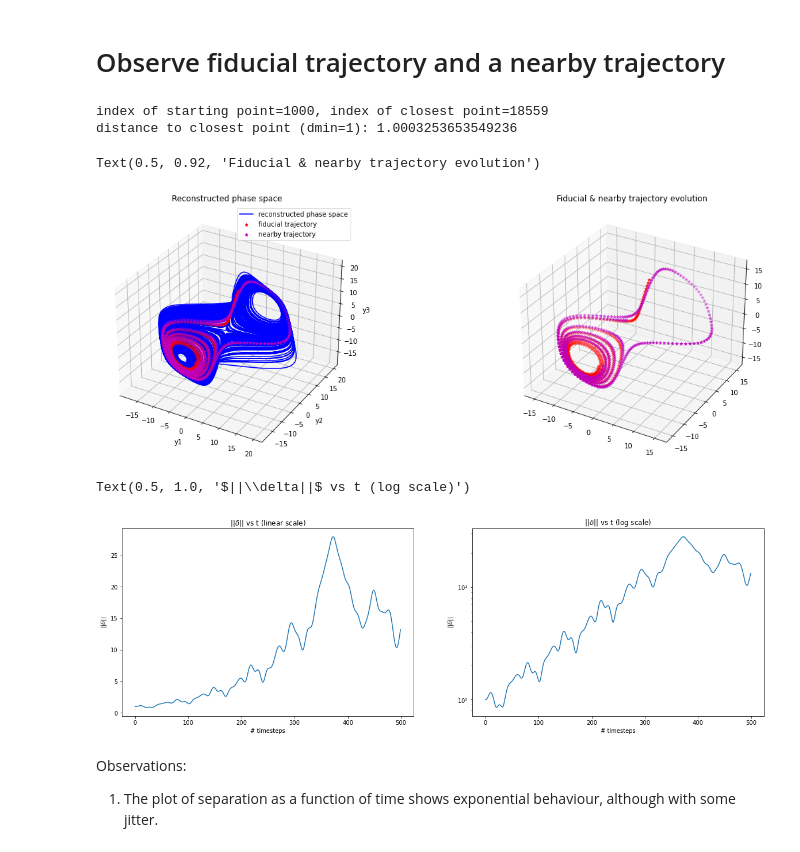
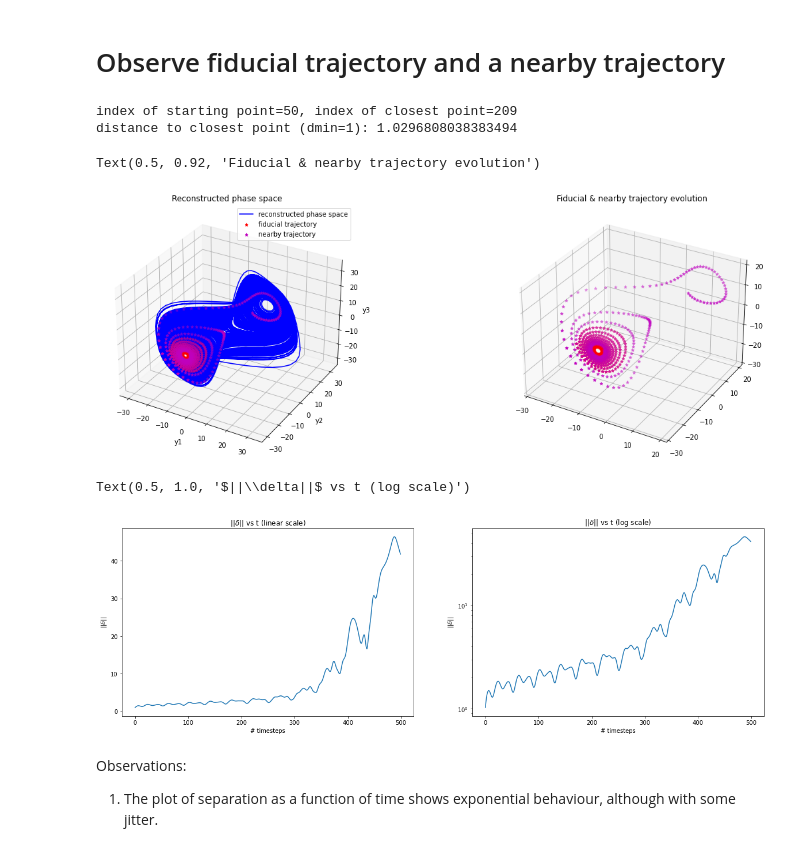
Before and after one commit to Divyansh-pro/Nonlinear-dynamics, a Jupyter notebook: lyapunov_exp_lorenz.ipynb, the cells around one changed output. Drawn from its saved outputs; the diff is of its cells as text; code cells hidden in the pictures.

```diff
--- a/lyapunov_exp_lorenz.ipynb
+++ b/lyapunov_exp_lorenz.ipynb
@@ -15,7 +15,7 @@ from functions import *
 # %% [markdown]
 # Define ODEs of the system
 # %%
-def xdot(x, t, sigma=10, r=28, b=8/3):
+def xdot(x, t, sigma=16, r=45.92, b=4):
     """
     x is 3D
     Here, dynamical system describing the lorenz attractor is defined
@@ -35,0 +40,3 @@ tend = 200 #final time
+# %%
+tau = 8 # delay
+m = 3 # dimension of reconstructed phase space
@@ -35,0 +47,3 @@ tend = 200 #final time
+# %%
+fidloc_visualize = 50 #starting location
+numsteps_visualize = 500 #number of time steps
@@ -61,6 +80,3 @@ New delayed coordinates: $ (y_1(t), y_1(t+\tau), y_1(t+2\tau), ..., y_1(t+(m-1)\
-# %%
-tau = 15 # delay
-m = 3 # dimension of reconstructed phase space
 # %%
 y1_t = y_t[:,0] #observations
 yd = reconstructed_phase_space(y1_t, tau, m)
@@ -109,37 +110,35 @@ numsteps = 500 #number of time steps
 # %%
-
-clos = closest_point(fidloc, yd, dmin=1)
-print(f"index of starting point={fidloc}, index of closest point={clos}")
-print(f"distance to closest point (dmin=1): {np.linalg.norm(yd[fidloc,:]-yd[clos,:])}")
+clos = closest_point(fidloc_visualize, yd, dmin=1)
+print(f"index of starting point={fidloc_visualize}, index of closest point={clos}")
+print(f"distance to closest point (dmin=1): {np.linalg.norm(yd[fidloc_visualize,:]-yd[clos,:])}")
 
 
 fig = plt.figure(figsize=(20,7))
 ax = fig.add_subplot(1, 2, 1, projection='3d')
 
-clos_pair = np.concatenate((np.expand_dims(yd[fidloc:fidloc+numsteps,:], axis=2), np.expand_dims(yd[clos:clos+numsteps,:], axis=2)), axis=2)
+clos_pair = np.concatenate((np.expand_dims(yd[fidloc_visualize:fidloc_visualize+numsteps_visualize,:], axis=2), np.expand_dims(yd[clos:clos+numsteps_visualize,:], axis=2)), axis=2)
 
 ax.scatter(clos_pair[:,0,0], clos_pair[:,1,0], clos_pair[:,2,0], marker='*', color=['r'])
 ax.scatter(clos_pair[:,0,1], clos_pair[:,1,1], clos_pair[:,2,1], marker='*', color=['m'])
 
 ax.plot(yd[:,0],yd[:,1],yd[:,2], color = "blue")
 ax.set_title("Reconstructed phase space")
 ax.set_xlabel('y1')
 ax.set_ylabel('y2')
 ax.set_zlabel('y3')
 ax.legend(['reconstructed phase space', 'fiducial trajectory', 'nearby trajectory'])
 
 ax2 = fig.add_subplot(1, 2, 2, projection='3d')
 ax2.scatter(clos_pair[:,0,0], clos_pair[:,1,0], clos_pair[:,2,0], marker='*', color=['r'])
 ax2.scatter(clos_pair[:,0,1], clos_pair[:,1,1], clos_pair[:,2,1], marker='*', color=['m'])
 ax2.set_title("Fiducial & nearby trajectory evolution")
 # %% [output]
-index of starting point=1000, index of closest point=18559
-distance to closest point (dmin=1): 1.0003253653549236
+index of starting point=50, index of closest point=209
+distance to closest point (dmin=1): 1.0296808038383494
 Text(0.5, 0.92, 'Fiducial & nearby trajectory evolution')
-[figure, old version]
+[figure, new version]
 # %%
-
-lengths = np.linalg.norm(yd[fidloc:fidloc+numsteps,:]-yd[clos:clos+numsteps,:], axis=1)
+lengths = np.linalg.norm(yd[fidloc_visualize:fidloc_visualize+numsteps_visualize,:]-yd[clos:clos+numsteps_visualize,:], axis=1)
 fig, ax = plt.subplots(1, 2, figsize=(20,6))
 ax[0].plot(lengths)
 # plt.yscale('log')
@@ -155,7 +154,7 @@ ax[1].set_ylabel(r'$||\delta||$')
 ax[1].set_title(r"$||\delta||$ vs t (log scale)")
 # %% [output]
 Text(0.5, 1.0, '$||\\delta||$ vs t (log scale)')
-[figure, old version]
+[figure, new version]
 # %% [markdown]
 Observations:
 1. The plot of separation as a function of time shows exponential behaviour, although with some jitter.
```
Also changed, not shown: parts of 35 cells of this notebook, 4 other files.
